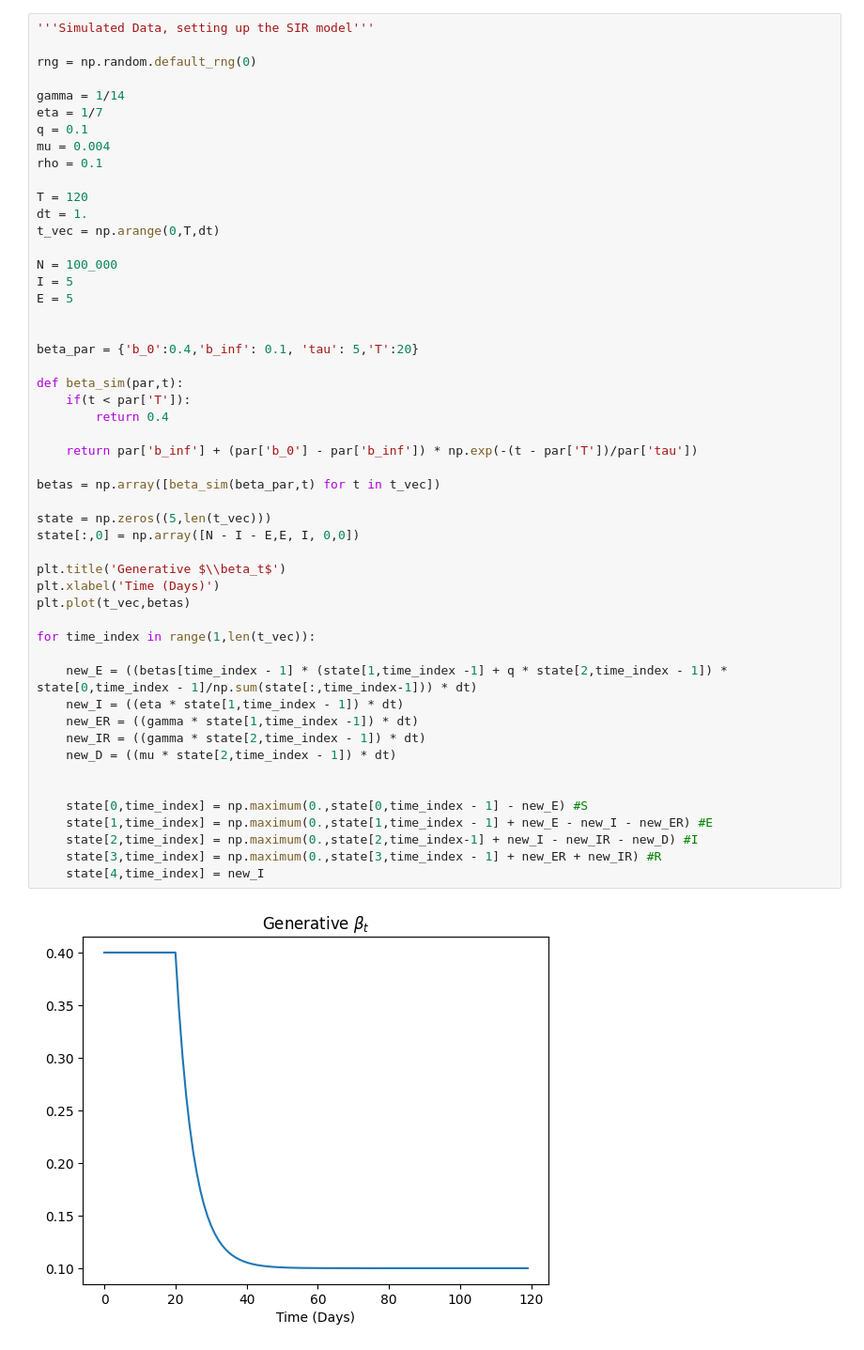
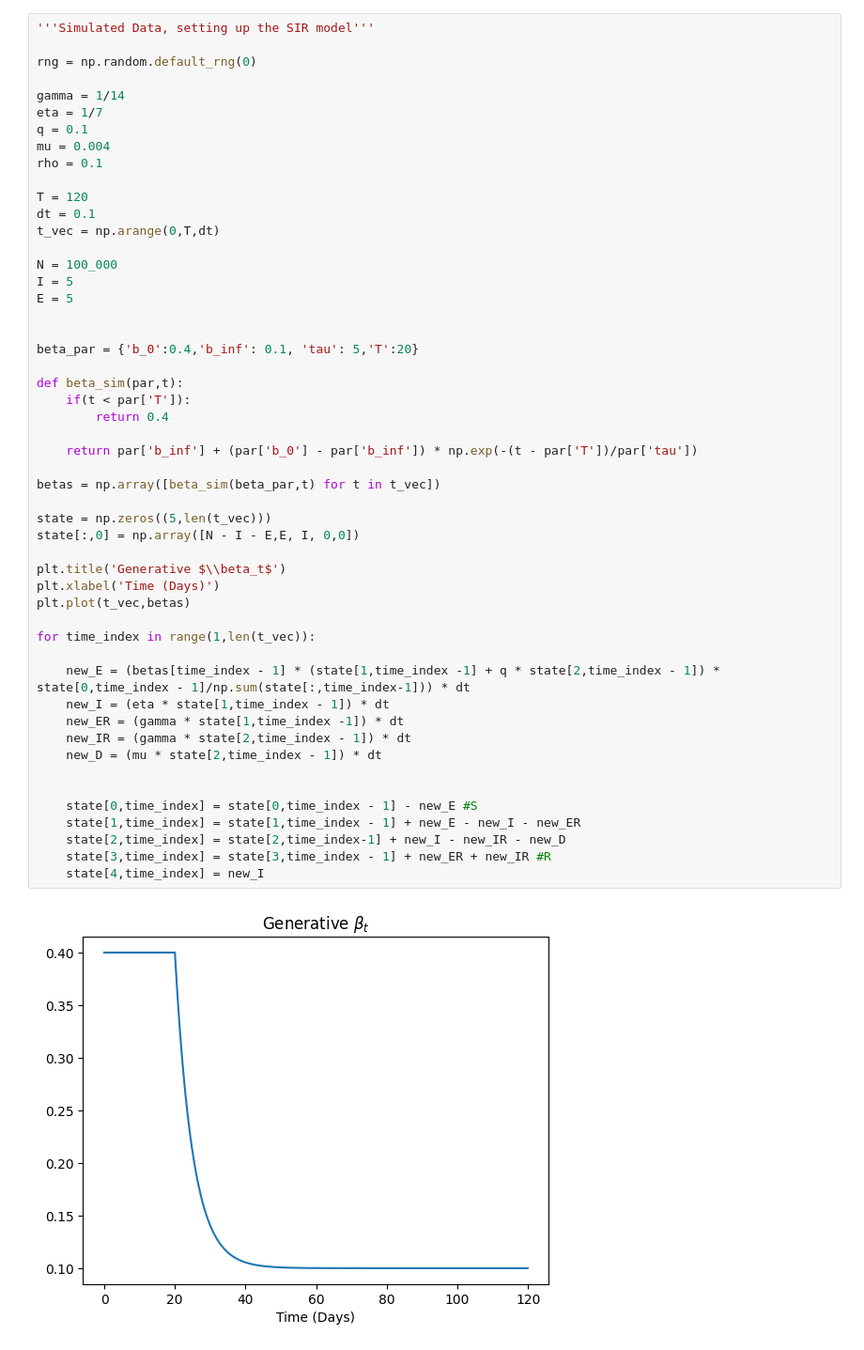
Before and after one commit to Averydx/PMCMC, a Jupyter notebook: examples/pmcmc_seir.ipynb, the cells around one changed output. Shown at 94% size. Saved outputs shown, nothing was run; the diff lists cells and outputs as text.

```diff
--- a/examples/pmcmc_seir.ipynb
+++ b/examples/pmcmc_seir.ipynb
@@ -21,47 +21,47 @@ mu = 0.004
 rho = 0.1
 
 T = 120
-dt = 1.
+dt = 0.1
 t_vec = np.arange(0,T,dt)
 
 N = 100_000
 I = 5
 E = 5
 
 
 beta_par = {'b_0':0.4,'b_inf': 0.1, 'tau': 5,'T':20}
 
 def beta_sim(par,t):
     if(t < par['T']):
         return 0.4
 
     return par['b_inf'] + (par['b_0'] - par['b_inf']) * np.exp(-(t - par['T'])/par['tau'])
 
 betas = np.array([beta_sim(beta_par,t) for t in t_vec])
 
 state = np.zeros((5,len(t_vec)))
 state[:,0] = np.array([N - I - E,E, I, 0,0])
 
 plt.title('Generative $\\beta_t$')
 plt.xlabel('Time (Days)')
 plt.plot(t_vec,betas)
 
 for time_index in range(1,len(t_vec)):
 
-    new_E = ((betas[time_index - 1] * (state[1,time_index -1] + q * state[2,time_index - 1]) * state[0,time_index - 1]/np.sum(state[:,time_index-1])) * dt)
-    new_I = ((eta * state[1,time_index - 1]) * dt)
-    new_ER = ((gamma * state[1,time_index -1]) * dt)
-    new_IR = ((gamma * state[2,time_index - 1]) * dt)
-    new_D = ((mu * state[2,time_index - 1]) * dt)
+    new_E = (betas[time_index - 1] * (state[1,time_index -1] + q * state[2,time_index - 1]) * state[0,time_index - 1]/np.sum(state[:,time_index-1])) * dt
+    new_I = (eta * state[1,time_index - 1]) * dt
+    new_ER = (gamma * state[1,time_index -1]) * dt
+    new_IR = (gamma * state[2,time_index - 1]) * dt
+    new_D = (mu * state[2,time_index - 1]) * dt
 
 
-    state[0,time_index] = np.maximum(0.,state[0,time_index - 1] - new_E) #S
-    state[1,time_index] = np.maximum(0.,state[1,time_index - 1] + new_E - new_I - new_ER) #E
-    state[2,time_index] = np.maximum(0.,state[2,time_index-1] + new_I - new_IR - new_D) #I
-    state[3,time_index] = np.maximum(0.,state[3,time_index - 1] + new_ER + new_IR) #R
+    state[0,time_index] = state[0,time_index - 1] - new_E #S
+    state[1,time_index] = state[1,time_index - 1] + new_E - new_I - new_ER
+    state[2,time_index] = state[2,time_index-1] + new_I - new_IR - new_D
+    state[3,time_index] = state[3,time_index - 1] + new_ER + new_IR #R
     state[4,time_index] = new_I
 # %% [output]
-[figure, old version]
+[figure, new version]
 # %%
 plt.yscale('log')
 plt.title('Plot of SEIR Model')
```
Also changed, not shown: parts of 13 cells of this notebook, 7 other files.
